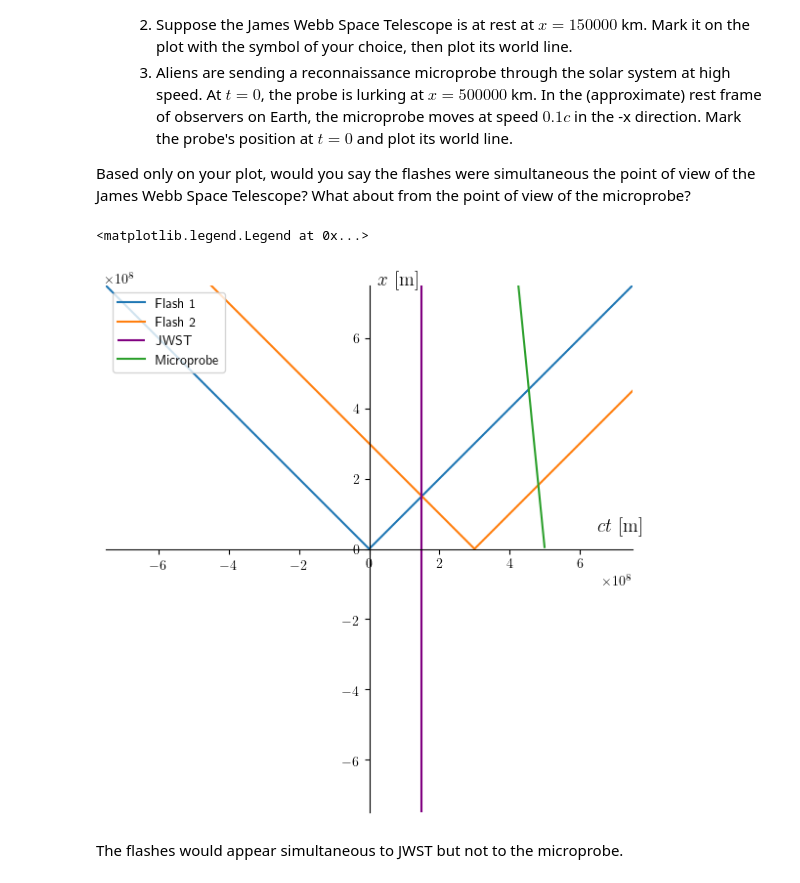
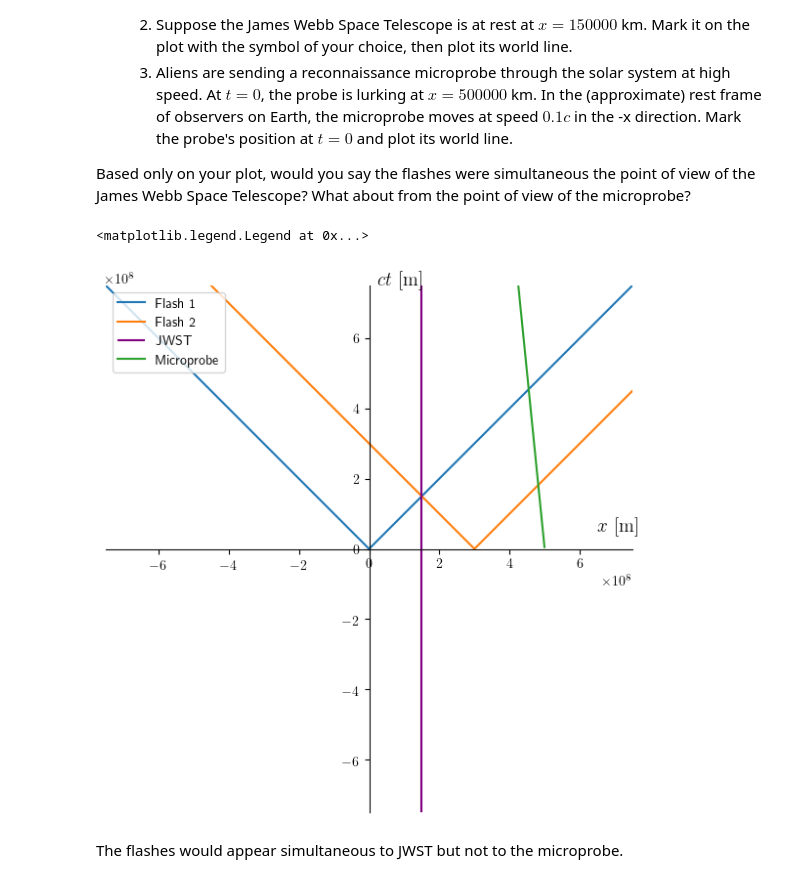
Before and after one commit to CBrown345/PHYS309, a Jupyter notebook: assignment3_spring2025.ipynb, the cells around one changed output. Cells and saved outputs as stored; diff of their text form; code cells hidden in the pictures.

```diff
--- a/assignment3_spring2025.ipynb
+++ b/assignment3_spring2025.ipynb
@@ -71,26 +71,26 @@ Based only on your plot, would you say the flashes were simultaneous the point o
 # %%
 fig, ax = plt.subplots(figsize=(7,7))
 ax.spines['left'].set_position(('data', 0))
 ax.spines['bottom'].set_position(('data', 0))
 ax.spines['right'].set_visible(False)
 ax.spines['top'].set_visible(False)
 ax.set_aspect('equal')
 ax.set_xlim([-.75e9, .75e9])
 ax.set_ylim([-.75e9, .75e9])
-ax.text(.65e9, .5e8, r"$ct \rm~[m]$",  fontsize=14)
-ax.text(.25e8,.75e9, r"$x \rm~[m]$",  fontsize=14)
+ax.text(.65e9, .5e8, r"$x \rm~[m]$",  fontsize=14)
+ax.text(.25e8,.75e9, r"$ct \rm~[m]$",  fontsize=14)
 arr_x = np.linspace(-1e9,1e9, 1000)
 flash1 = np.abs(arr_x)
 flash2 = np.abs(arr_x - 300000e3)
 
 ax.plot(arr_x, flash1, label= r"Flash 1")
 ax.plot(arr_x, flash2, label= r"Flash 2")
 ax.vlines([150000e3], [-1e9], [1e9], label= r"JWST", color = "purple")
 ax.plot(arr_x[0:750], np.abs(arr_x[0:750] - 500000e3) * 10, label= r"Microprobe")
 plt.legend(loc = 2)
 # %% [output]
 <matplotlib.legend.Legend at 0x...>
-[figure, old version]
+[figure, new version]
 # %% [markdown]
 The flashes would appear simultaneous to JWST but not to the microprobe.
 # %% [markdown]
```
Also changed, not shown: parts of 1 cell of this notebook.
